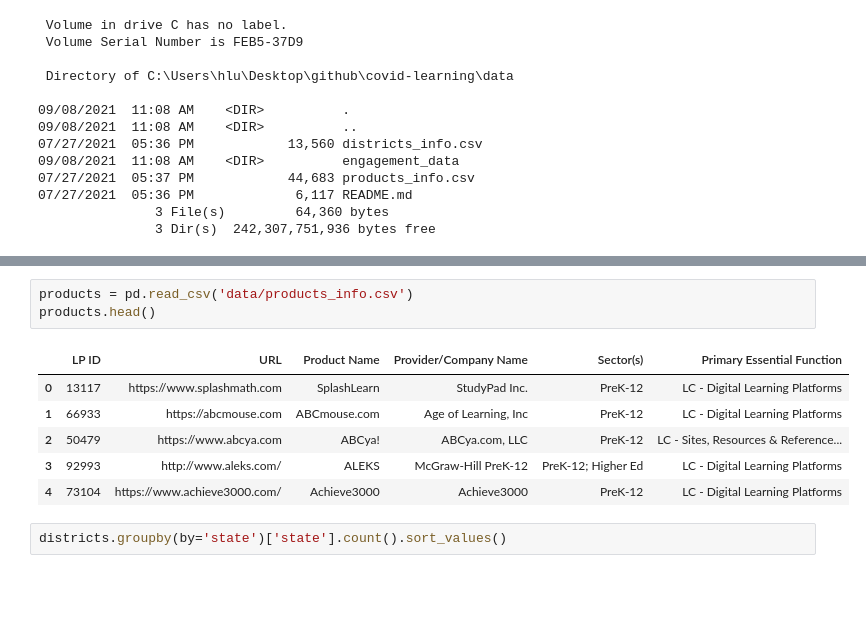
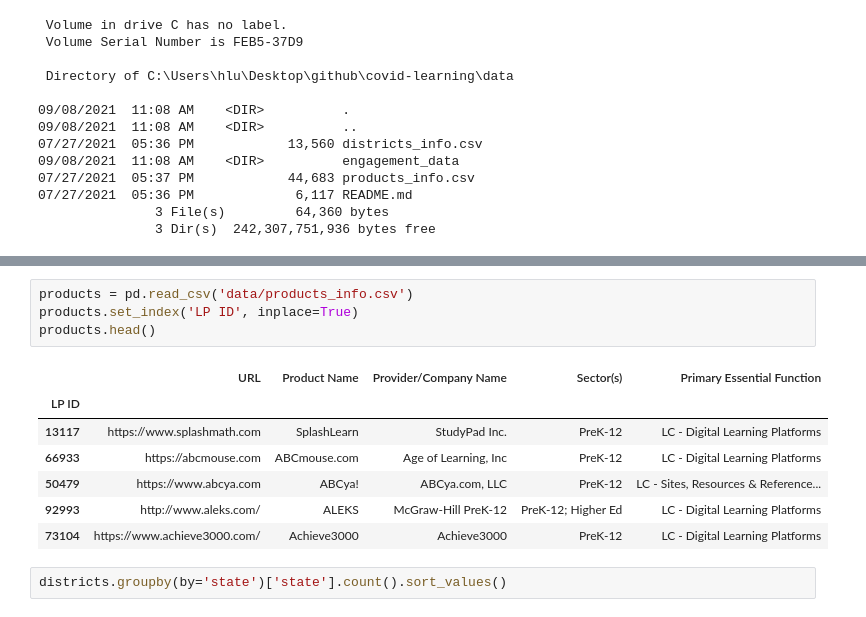
Before and after one commit to luhaibingster/covid-learning, a Jupyter notebook: covid-learning-v1.ipynb, the cells around one changed output, grey strips where cells are left out. Saved outputs shown, nothing was run; the diff lists cells and outputs as text; blank space fills up the shorter version.

```diff
--- a/covid-learning-v1.ipynb
+++ b/covid-learning-v1.ipynb
@@ -37,13 +39,15 @@ districts.head()
 # %%
 products = pd.read_csv('data/products_info.csv')
+products.set_index('LP ID', inplace=True)
 products.head()
 # %% [output]
-|  | LP ID | URL | Product Name | Provider/Company Name | Sector(s) | Primary Essential Function |
-| 0 | 13117 | https://www.splashmath.com | SplashLearn | StudyPad Inc. | PreK-12 | LC - Digital Learning Platforms |
-| 1 | 66933 | https://abcmouse.com | ABCmouse.com | Age of Learning, Inc | PreK-12 | LC - Digital Learning Platforms |
-| 2 | 50479 | https://www.abcya.com | ABCya! | ABCya.com, LLC | PreK-12 | LC - Sites, Resources & Reference... |
-| 3 | 92993 | http://www.aleks.com/ | ALEKS | McGraw-Hill PreK-12 | PreK-12; Higher Ed | LC - Digital Learning Platforms |
-| 4 | 73104 | https://www.achieve3000.com/ | Achieve3000 | Achieve3000 | PreK-12 | LC - Digital Learning Platforms |
+|  | URL | Product Name | Provider/Company Name | Sector(s) | Primary Essential Function |
+| LP ID |  |  |  |  |  |
+| 13117 | https://www.splashmath.com | SplashLearn | StudyPad Inc. | PreK-12 | LC - Digital Learning Platforms |
+| 66933 | https://abcmouse.com | ABCmouse.com | Age of Learning, Inc | PreK-12 | LC - Digital Learning Platforms |
+| 50479 | https://www.abcya.com | ABCya! | ABCya.com, LLC | PreK-12 | LC - Sites, Resources & Reference... |
+| 92993 | http://www.aleks.com/ | ALEKS | McGraw-Hill PreK-12 | PreK-12; Higher Ed | LC - Digital Learning Platforms |
+| 73104 | https://www.achieve3000.com/ | Achieve3000 | Achieve3000 | PreK-12 | LC - Digital Learning Platforms |
 # %%
 districts.groupby(by='state')['state'].count().sort_values()
 # %% [output]
```
Also changed, not shown: parts of 11 cells of this notebook.
